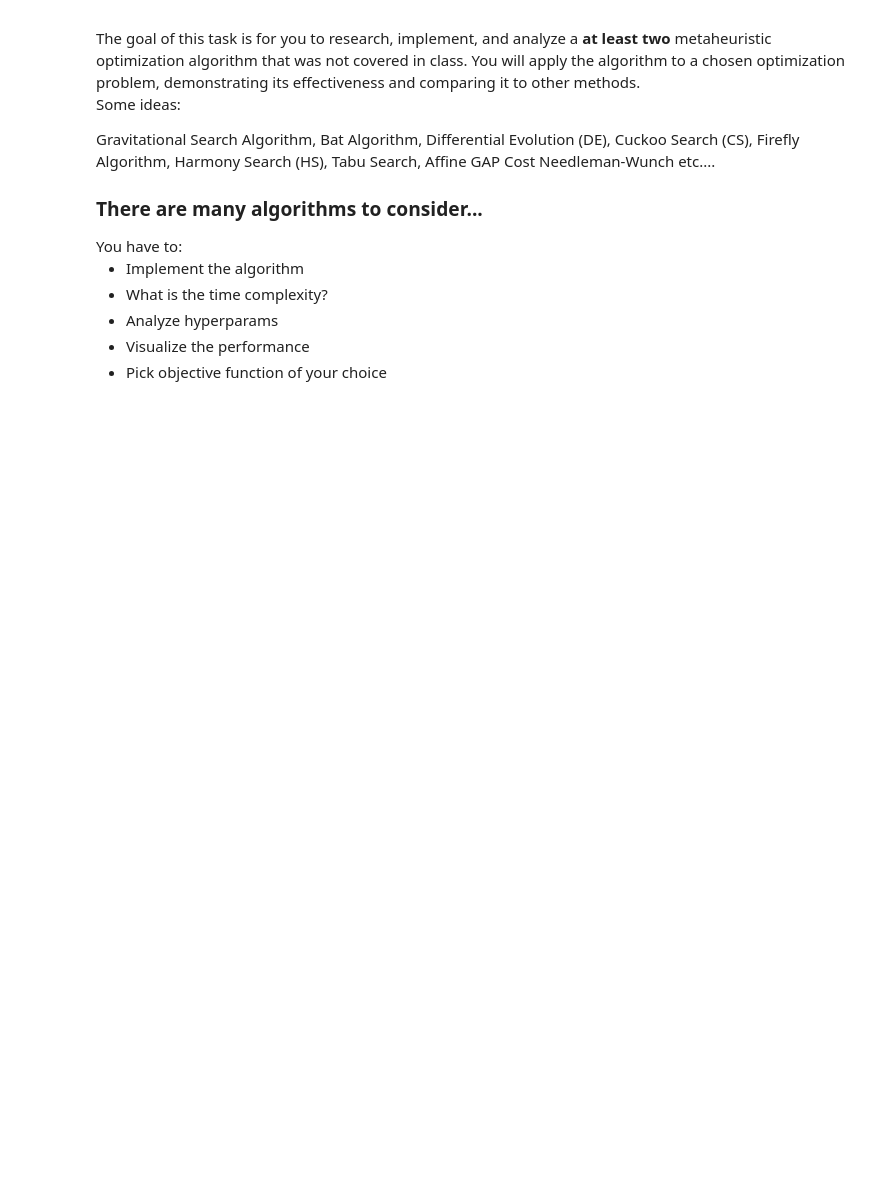
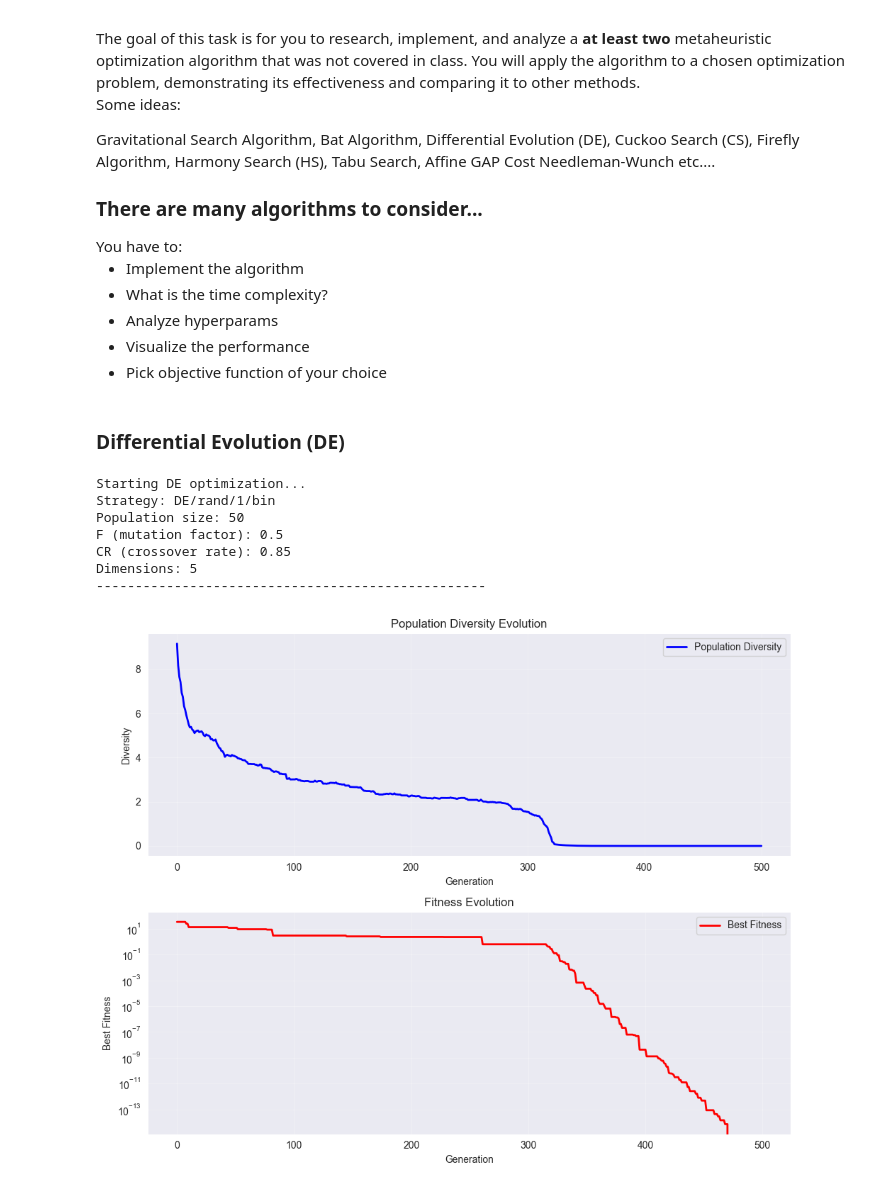
Before and after one commit to ImraKocis/optimization-algorithms-based-on-evolutionary-computing, a Jupyter notebook: ProjectGuide.ipynb, the cells around one changed output. Drawn from its saved outputs; the diff is of its cells as text; code cells hidden in the pictures; blank space fills up the shorter version.

```diff
--- a/ProjectGuide.ipynb
+++ b/ProjectGuide.ipynb
@@ -1266,3 +1266,32 @@ You have to:
 *   Analyze hyperparams
 *   Visualize the performance
 *   Pick objective function of your choice
+# %% [markdown]
+### Differential Evolution (DE)
+# %%
+from algorithms.de.differential_evolution import DifferentialEvolution
+
+dimensions = 5
+bounds = [(-5.12, 5.12)] * dimensions
+
+de = DifferentialEvolution(
+    objective_function=rastrigin_objective_function,
+    bounds=bounds,
+    population_size=dimensions * 10,
+    F=0.5,
+    CR=0.85,
+    patience=200,
+)
+
+result = de.optimize(max_generations=500, verbose=False)
+
+de.visualize_results()
+# %% [output]
+Starting DE optimization...
+Strategy: DE/rand/1/bin
+Population size: 50
+F (mutation factor): 0.5
+CR (crossover rate): 0.85
+Dimensions: 5
+--------------------------------------------------
+[figure, added]
```
Also changed, not shown: parts of 2 cells of this notebook, 2 other files.
